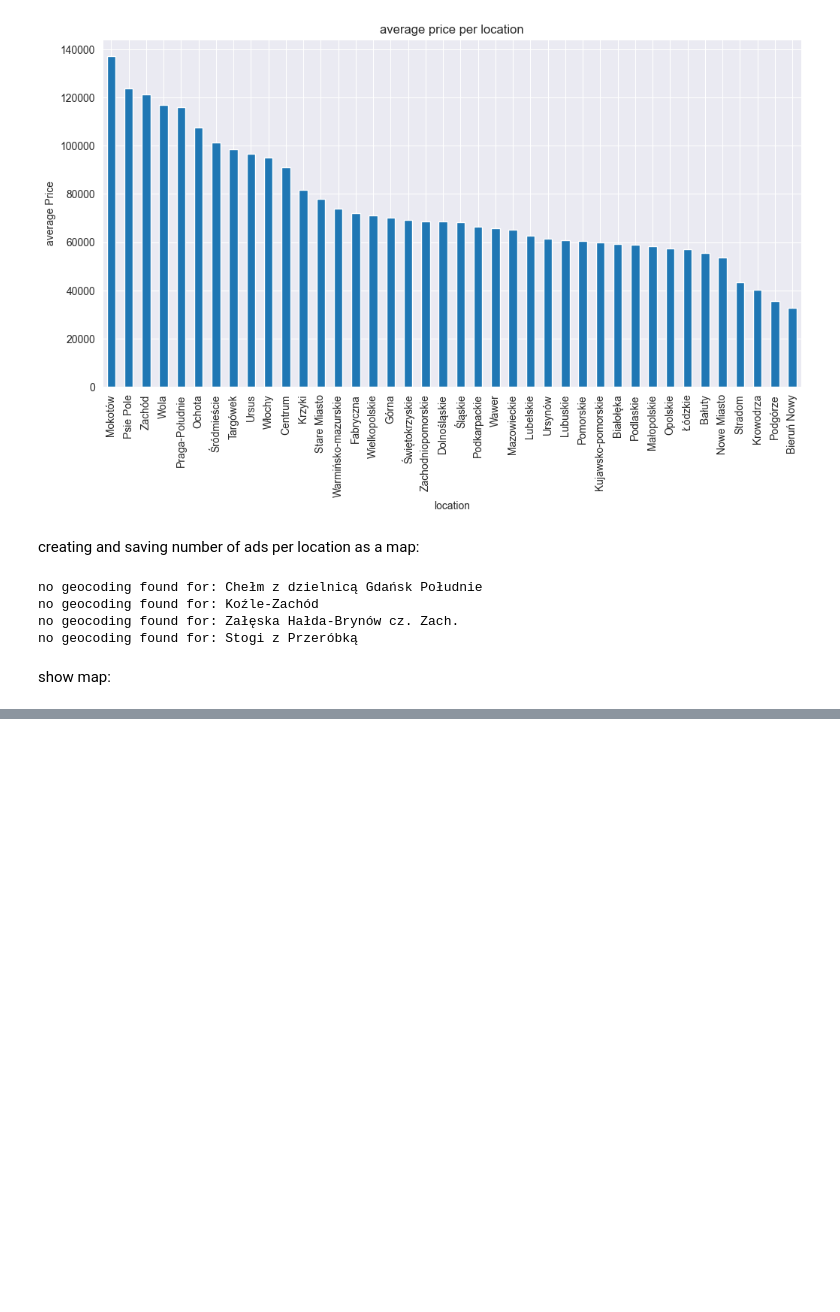
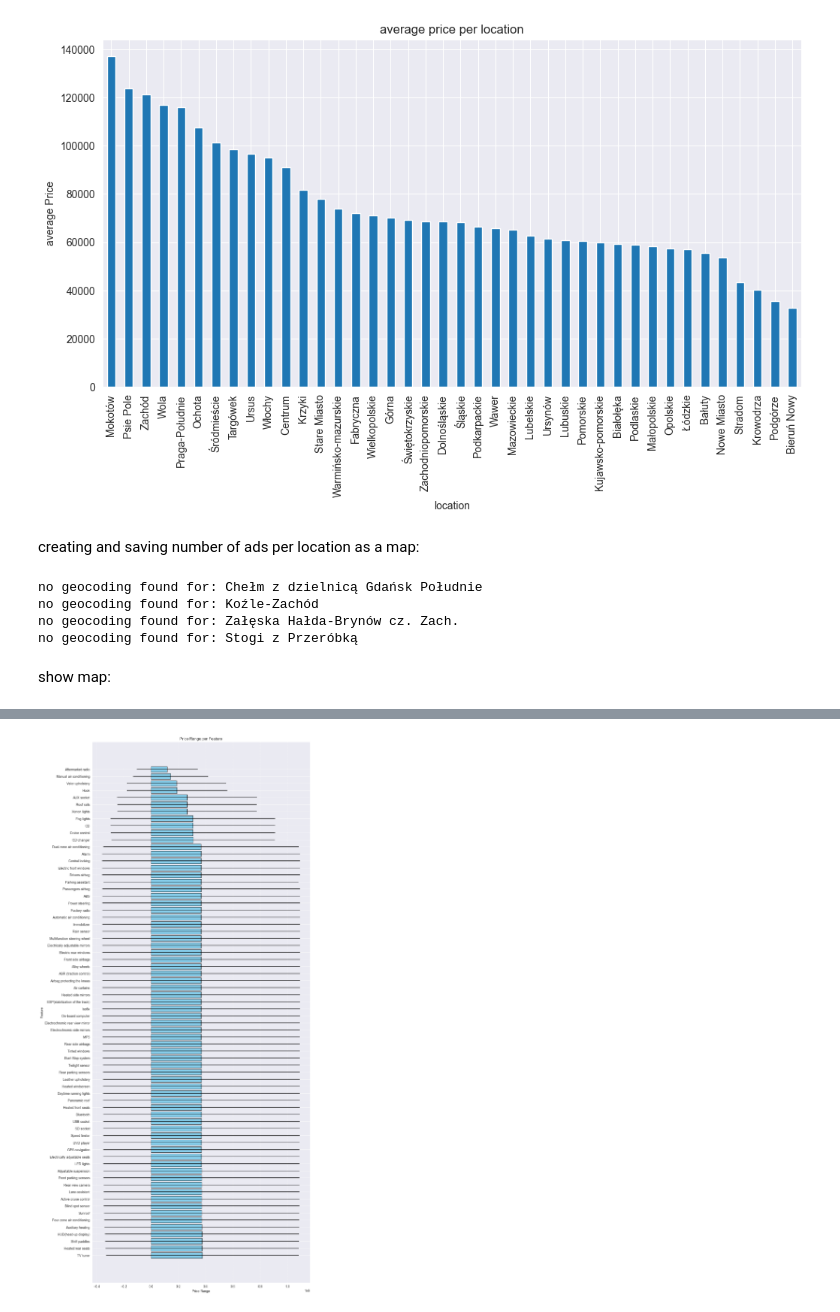
Before and after one commit to sowinskv/DSC_competition, a Jupyter notebook: notebooks/EDA.ipynb, the cells around one changed output, grey strips where cells are left out. Cells and saved outputs as stored; diff of their text form; code cells hidden in the pictures; blank space fills up the shorter version.

```diff
--- a/notebooks/EDA.ipynb
+++ b/notebooks/EDA.ipynb
@@ -311,0 +467,11 @@ m
+# %%
+all_features = equipment_df.Feature.to_list()
+# %%
+# print min price of a car for each feature
+min_max_price_per_feature = []
+for feature in all_features:
+    print(feature)
+    df_feature = df[df['Wyposazenie_list'].apply(lambda x: feature in x)]
+    min_price = df_feature['Cena_PLN'].min()
+    max_price = df_feature['Cena_PLN'].max()
+    min_max_price_per_feature.append({"feature": feature, "min_price": min_price, "max_price": max_price})
@@ -311,0 +496,3 @@ m
+# %%
+min_max_price_per_ft_df = pd.DataFrame(min_max_price_per_feature)
+min_max_price_per_ft_df
@@ -311,0 +525,14 @@ m
+# %%
+min_max_price_per_ft_df['MeanPrice'] = (min_max_price_per_ft_df['min_price'] + min_max_price_per_ft_df['max_price']) / 2
+min_max_price_per_ft_df['Error'] = min_max_price_per_ft_df['max_price'] - min_max_price_per_ft_df['min_price']
+min_max_price_per_ft_df = min_max_price_per_ft_df.sort_values('MeanPrice', ascending=False)
+
+plt.figure(figsize=(12, 30))
+plt.barh(min_max_price_per_ft_df['feature'], min_max_price_per_ft_df['MeanPrice'], xerr=min_max_price_per_ft_df['Error'], color='skyblue', edgecolor='black')
+plt.xlabel('Price Range')
+plt.ylabel('Feature')
+plt.title('Price Range per Feature')
+plt.grid(axis='x', linestyle='--', alpha=0.7)
+plt.show()
+# %% [output]
+[figure, added]
```
Also changed, not shown: parts of 22 cells of this notebook.
